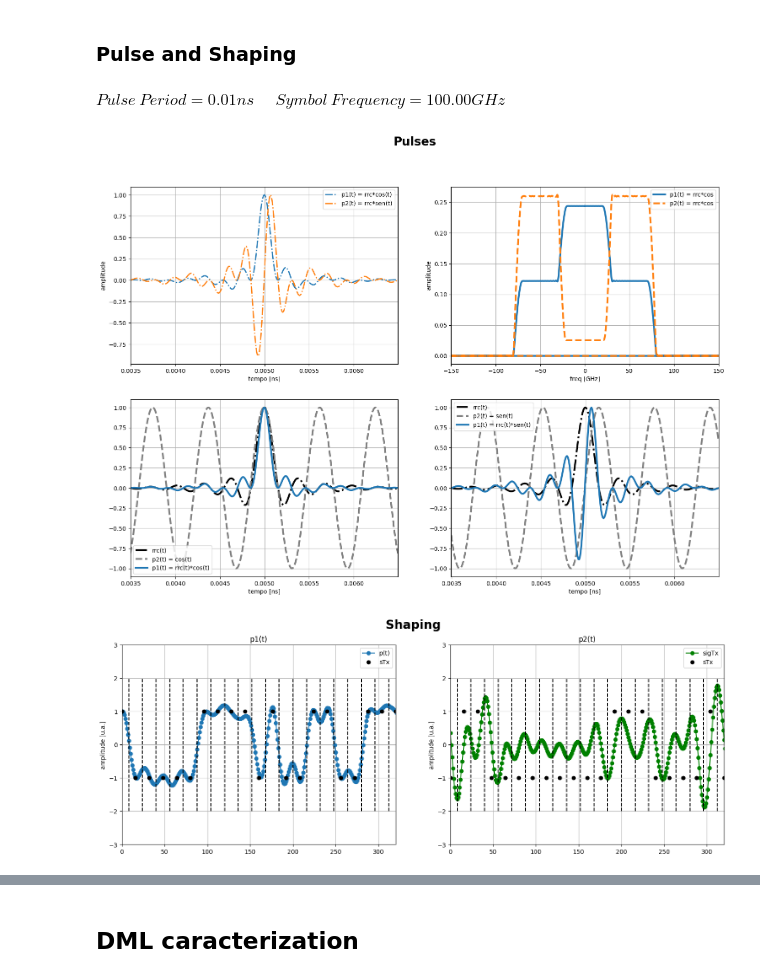
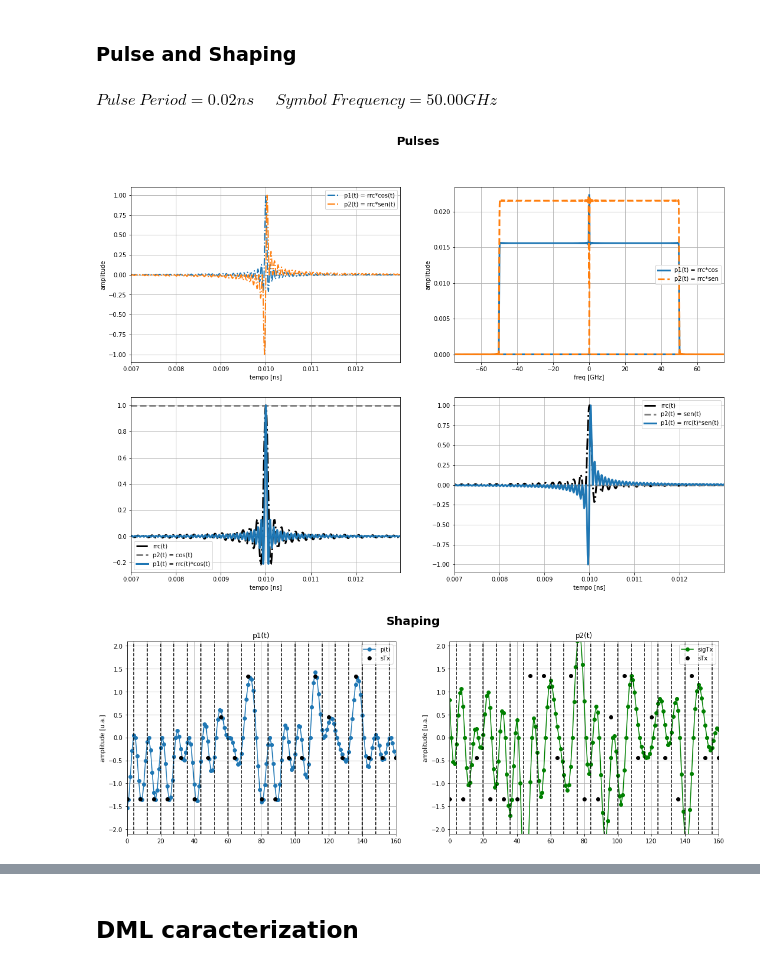
Before and after one commit to CaioRodrigues200/OptCommunications, a Jupyter notebook: ProjetoComOptStudy.ipynb, the cells around one changed output, grey strips where cells are left out. Drawn from its saved outputs; the diff is of its cells as text; code cells hidden in the pictures.

```diff
--- a/ProjetoComOptStudy.ipynb
+++ b/ProjetoComOptStudy.ipynb
@@ -54,12 +98,12 @@ def fwhm(band, func, dB):
 # %% [markdown]
 ### Mapping and Upsample
 # %%
-N = 2 # N-PAM
+N = 4 # N-PAM
 NumAm = 10000 # Número de amostras
 choiceArray = np.arange(-N+1,N,2)
 
 Rs  = 100e9/np.log2(N) # Taxa de símbolos (para o caso do OOK Rs = Rb)
-SpS = 16 # Samples per symbol
+SpS = 8 # Samples per symbol
 
 Ts     = 1/Rs          # Período de símbolo em segundos
 Fa     = 1/(Ts/SpS)    # Frequência de amostragem do sinal (amostras/segundo)
@@ -67,6 +111,9 @@ Ta     = 1/Fa          # Período de amostragem
 
 sTx1 = np.random.choice(choiceArray, NumAm) # Subchannel 1
 sTx2 = np.random.choice(choiceArray, NumAm) # Subchannel 2
+sTx1 = pnorm(sTx1)
+sTx2 = pnorm(sTx2)
+
 sTx = sTx1 + 1j*sTx2 # Complex representation of subchannels
 
 # upsampling
@@ -103,22 +150,28 @@ def cos(x, f, theta):
     return np.cos(2*np.pi*f*x + theta*np.pi/180)
 # %%
 # pulso cosseno levantado (raised cosine)
-Ncoeffs = 1024
-rolloff1 = 0.1
-rolloff2 = 0.1
+Ncoeffs = 2048
+rolloff1 = 0.01
+rolloff2 = 0.01
 fftSize = 2**12 # FFT Size
 
-x = np.linspace(0,Ts,Ncoeffs)
+# senoid1 = cos(x,1/(2*SpS),0)
+# senoid2 = cos(x,1/(2*SpS),-90)
 
-senoid1 = cos(x,16*Rs,0)
-senoid2 = cos(x,16*Rs,-90)
+pulse1r = pulseShape('rrc', SpS, Ncoeffs, rolloff1)
+# pulse1RRC = pulse1/np.max(np.abs(pulse1))
+# pulse1 = (pulse1*senoid1)/np.max(np.abs(pulse1*senoid1))
+pulse2r = pulseShape('rrc', SpS, Ncoeffs, rolloff2)
+# pulse2RRC = pulse2/np.max(np.abs(pulse2))
+# pulse2 = (pulse2*senoid2)/np.max(np.abs(pulse2*senoid2))
 
-pulse1 = pulseShape('rrc', SpS, Ncoeffs, rolloff1, Ts)
-pulse1RRC = pulse1/np.max(np.abs(pulse1))
-pulse1 = (pulse1*senoid1)/np.max(np.abs(pulse1*senoid1))
-pulse2 = pulseShape('rrc', SpS, Ncoeffs, rolloff2, Ts)
-pulse2RRC = pulse2/np.max(np.abs(pulse2))
-pulse2 = (pulse2*senoid2)/np.max(np.abs(pulse2*senoid2))
+x = np.arange(-len(pulse1)/2, len(pulse1)/2)
+
+g1 = np.cos(2*np.pi*(1/(2*SpS))*x)/max(np.cos(2*np.pi*(1/(2*SpS))*x))
+g2 = np.sin(2*np.pi*(1/(2*SpS))*x)/max(np.sin(2*np.pi*(1/(2*SpS))*x))
+
+pulse1 = pulse1r*g1/max(pulse1r*g1)
+pulse2 = pulse2r*g2/max(pulse2r*g2)
 
 t = np.arange(pulse1.size)*Ts*1e9/Ncoeffs
 
@@ -134,7 +187,7 @@ ax[0][0].legend()
 
 freq = np.fft.fftfreq(fftSize)*Fa
 ax[0][1].plot(freq*1e-9, np.abs(np.fft.fft(pulse1,fftSize))/(len(pulse1)/SpS),'-', label = 'p1(t) = rrc*cos', linewidth=3)
-ax[0][1].plot(freq*1e-9, np.abs(np.fft.fft(pulse2,fftSize))/(len(pulse2)/SpS),'--', label = 'p2(t) = rrc*cos', linewidth=3)
+ax[0][1].plot(freq*1e-9, np.abs(np.fft.fft(pulse2,fftSize))/(len(pulse2)/SpS),'--', label = 'p2(t) = rrc*sen', linewidth=3)
 ax[0][1].set_xlabel('freq [GHz]')
 ax[0][1].set_ylabel('amplitude')
 ax[0][1].set_xlim(-1.5/(Ts*1e9),1.5/(Ts*1e9))
@@ -160,38 +213,38 @@ ax[1][1].grid()
 # formatação de pulso
 sigTx1 = firFilter(pulse1, symbolsUp.real)
 sigTx2 = firFilter(pulse2, symbolsUp.imag)
 
 fig, ax= plt.subplots(1,2,figsize=(18,6))
 fig.suptitle(f'Shaping', fontsize=20, fontweight='bold')
 ax[0].plot(np.arange(0,len(sigTx1)), sigTx1,'-o', label = 'p(t)')
 ax[0].plot(np.arange(0,len(sigTx1), SpS), sTx1,'ko', label = 'sTx', color='black')
 ax[0].set_ylabel('amplitude [u.a.]')
 ax[0].set_xlim(0,20*SpS)
-ax[0].set_ylim(-3*max(choiceArray),3*max(choiceArray))
+ax[0].set_ylim(-0.7*max(choiceArray),0.7*max(choiceArray))
 ax[0].set_title('p1(t)')
 ax[0].grid()
 ax[0].legend()
 
 t = (0.5*SpS + np.arange(0, NumAm*SpS, SpS))
 ax[0].vlines(t, -N, N, linestyles='dashed', color = 'k');
 
 ax[1].plot(np.arange(0,len(sigTx2)), sigTx2,'-o', label = 'sigTx', color='green')
 ax[1].plot(np.arange(0,len(sigTx2), SpS), sTx2,'ko', label = 'sTx', color='black')
 ax[1].set_ylabel('amplitude [u.a.]')
 ax[1].set_xlim(0,20*SpS)
-ax[1].set_ylim(-3*max(choiceArray),3*max(choiceArray))
+ax[1].set_ylim(-0.7*max(choiceArray),0.7*max(choiceArray))
 ax[1].set_title('p2(t)')
 ax[1].grid()
 ax[1].legend()
 
 t = (0.5*SpS + np.arange(0, NumAm*SpS, SpS))
 ax[1].vlines(t, -N, N, linestyles='dashed', color = 'k');
 
 display(Math('Pulse~Period = %5.2fns ~~~~~~ Symbol~Frequency = %5.2fGHz'  %(Ts*1e9 , 1/(Ts*1e9))))
 # %% [output]
-$\displaystyle Pulse~Period =  0.01ns ~~~~~~ Symbol~Frequency = 100.00GHz$
+$\displaystyle Pulse~Period =  0.02ns ~~~~~~ Symbol~Frequency = 50.00GHz$
-[figure, old version]
+[figure, new version]
-[figure, old version]
+[figure, new version]
 # %%
 DCbias = -1*min(sigTx1+sigTx2)
 sigTxAll = sigTx1+sigTx2 + DCbias*np.ones(len(sigTx1))
```
Also changed, not shown: parts of 11 cells of this notebook, 7 other files.
